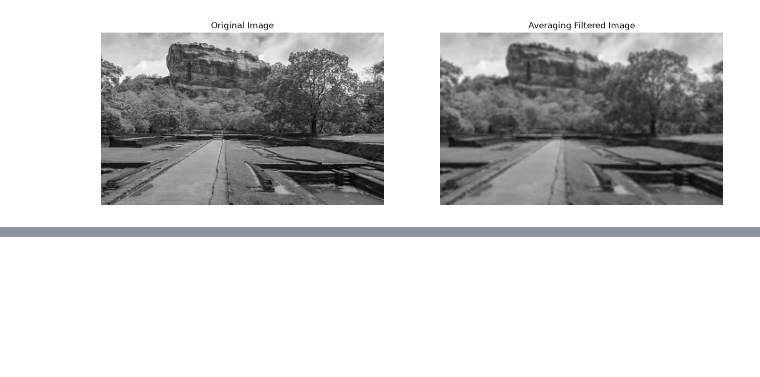
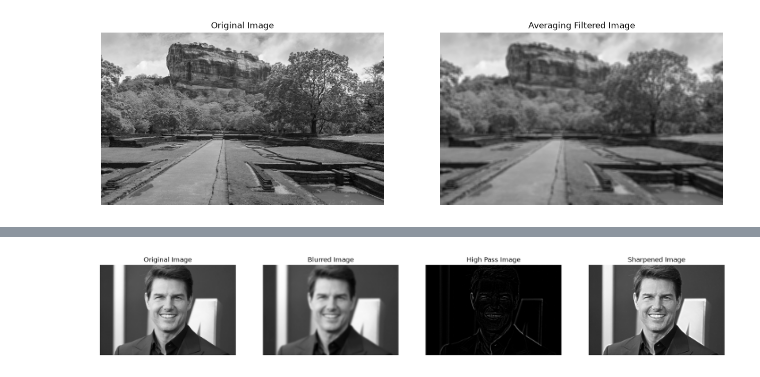
Before and after one commit to codingNR29/Image-processing, a Jupyter notebook: 03 Spatial Filtering.ipynb, the cells around one changed output, grey strips where cells are left out. Saved outputs shown, nothing was run; the diff lists cells and outputs as text; code cells hidden in the pictures; blank space fills up the shorter version.

```diff
--- a/03 Spatial Filtering.ipynb
+++ b/03 Spatial Filtering.ipynb
@@ -25,0 +51,31 @@ plt.show()
+# %%
+#Sharpening the image
+
+im = cv.imread('images/tom.jpg', cv.IMREAD_GRAYSCALE)
+assert im is not None
+
+#Blurring the image to get a low pass filtered image
+im_blurred = cv.GaussianBlur(im, (21, 21), 0)
+
+#High pass image
+im_hp = cv.subtract(im, im_blurred)
+
+#Sharpened image
+im_sharp = cv.addWeighted(im, 1.0, im_hp, 1.5, 0)
+
+fig, ax = plt.subplots(1,4, figsize=(21,10))
+ax[0].imshow(im, cmap='gray')
+ax[0].set_title('Original Image')
+ax[3].imshow(im_sharp, cmap='gray')
+ax[3].set_title('Sharpened Image')
+ax[1].imshow(im_blurred, cmap='gray')
+ax[1].set_title('Blurred Image')
+ax[2].imshow(im_hp, cmap='gray')
+ax[2].set_title('High Pass Image')
+
+for a in ax:
+    a.axis('off')
+
+plt.show()
+# %% [output]
+[figure, added]
```
Also changed, not shown: parts of 1 cell of this notebook.
